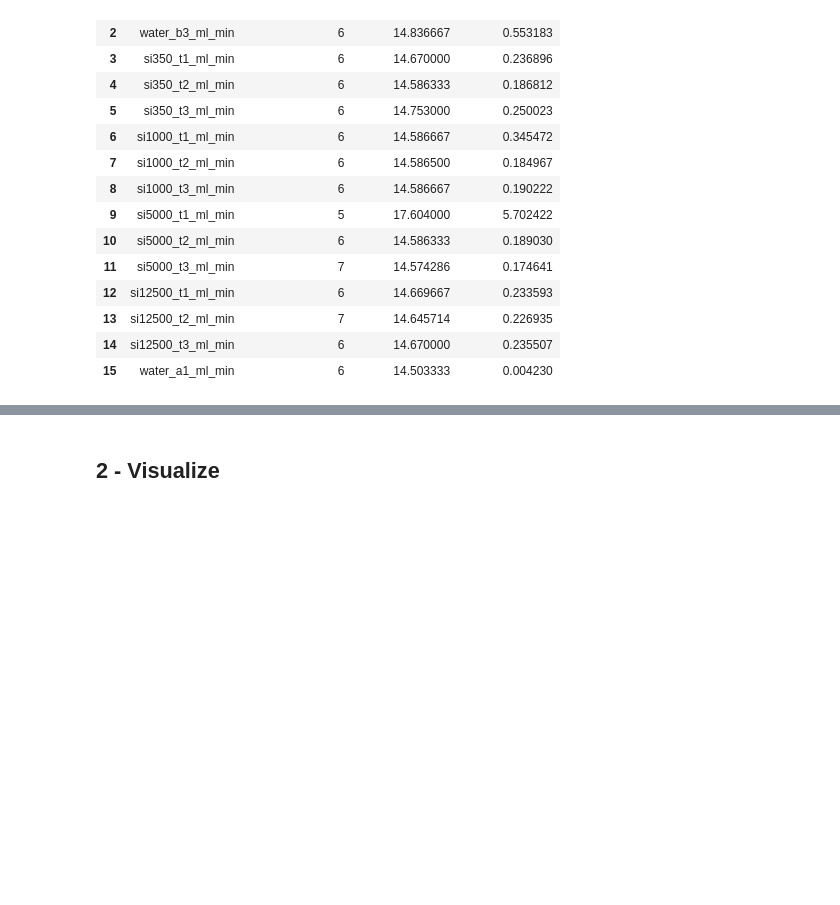
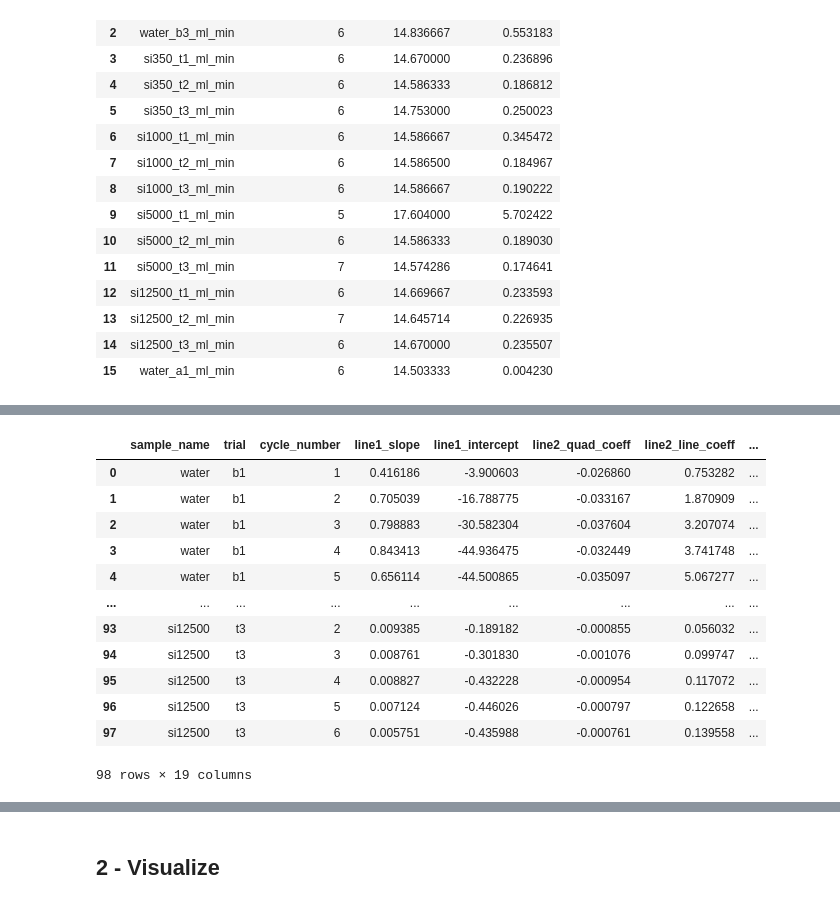
Before and after one commit to mahdi-rstgr/Micro_Liquid_Handling, a Jupyter notebook: Applications/Viscosity_estimation/flow_curve_analysis.ipynb, the cells around one changed output, grey strips where cells are left out. Saved outputs shown, nothing was run; the diff lists cells and outputs as text; code cells hidden in the pictures; blank space fills up the shorter version.

```diff
--- a/Applications/Viscosity_estimation/flow_curve_analysis.ipynb
+++ b/Applications/Viscosity_estimation/flow_curve_analysis.ipynb
@@ -1116,0 +953,54 @@ plot_individual_cycle('si1000_t1_ml_min', 1)  # Plot cycle 1 from silicon oil sa
+# %%
+# Create datasets for all samples and integrate them
+all_datasets = create_datasets_for_all_samples()
+
+# Integrate all datasets into a single DataFrame with sample name and trial information
+integrated_data = []
+
+for sample_name, dataset in all_datasets.items():
+    if not dataset.empty:
+        # Parse sample name to extract material and trial
+        # Expected format: material_trial_ml_min (e.g., water_b1_ml_min, si350_t2_ml_min)
+        name_parts = sample_name.replace('_ml_min', '').split('_')
+
+        if len(name_parts) >= 2:
+            material = name_parts[0]  # water, si350, si1000, si5000, si12500
+            trial = name_parts[1]     # b1, b2, b3, a1 for water; t1, t2, t3 for silicons
+        else:
+            material = sample_name.replace('_ml_min', '')
+            trial = 'unknown'
+
+        # Add sample and trial columns to dataset
+        dataset_copy = dataset.copy()
+        dataset_copy['sample_name'] = material
+        dataset_copy['trial'] = trial
+
+        integrated_data.append(dataset_copy)
+
+# Combine all datasets
+if integrated_data:
+    final_dataset = pd.concat(integrated_data, ignore_index=True)
+
+    # Reorder columns to have sample_name and trial at the beginning
+    cols = ['sample_name', 'trial', 'cycle_number'] + [col for col in final_dataset.columns
+                                                       if col not in ['sample_name', 'trial', 'cycle_number']]
+    final_dataset = final_dataset[cols]
+
+else:
+    final_dataset = pd.DataFrame()
+# %%
+final_dataset
+# %% [output]
+|  | sample_name | trial | cycle_number | line1_slope | line1_intercept | line2_quad_coeff | line2_line_coeff | ... |
+| 0 | water | b1 | 1 | 0.416186 | -3.900603 | -0.026860 | 0.753282 | ... |
+| 1 | water | b1 | 2 | 0.705039 | -16.788775 | -0.033167 | 1.870909 | ... |
+| 2 | water | b1 | 3 | 0.798883 | -30.582304 | -0.037604 | 3.207074 | ... |
+| 3 | water | b1 | 4 | 0.843413 | -44.936475 | -0.032449 | 3.741748 | ... |
+| 4 | water | b1 | 5 | 0.656114 | -44.500865 | -0.035097 | 5.067277 | ... |
+| ... | ... | ... | ... | ... | ... | ... | ... | ... |
+| 93 | si12500 | t3 | 2 | 0.009385 | -0.189182 | -0.000855 | 0.056032 | ... |
+| 94 | si12500 | t3 | 3 | 0.008761 | -0.301830 | -0.001076 | 0.099747 | ... |
+| 95 | si12500 | t3 | 4 | 0.008827 | -0.432228 | -0.000954 | 0.117072 | ... |
+| 96 | si12500 | t3 | 5 | 0.007124 | -0.446026 | -0.000797 | 0.122658 | ... |
+| 97 | si12500 | t3 | 6 | 0.005751 | -0.435988 | -0.000761 | 0.139558 | ... |
+98 rows × 19 columns
```
Also changed, not shown: parts of 28 cells of this notebook, 5 other files.
